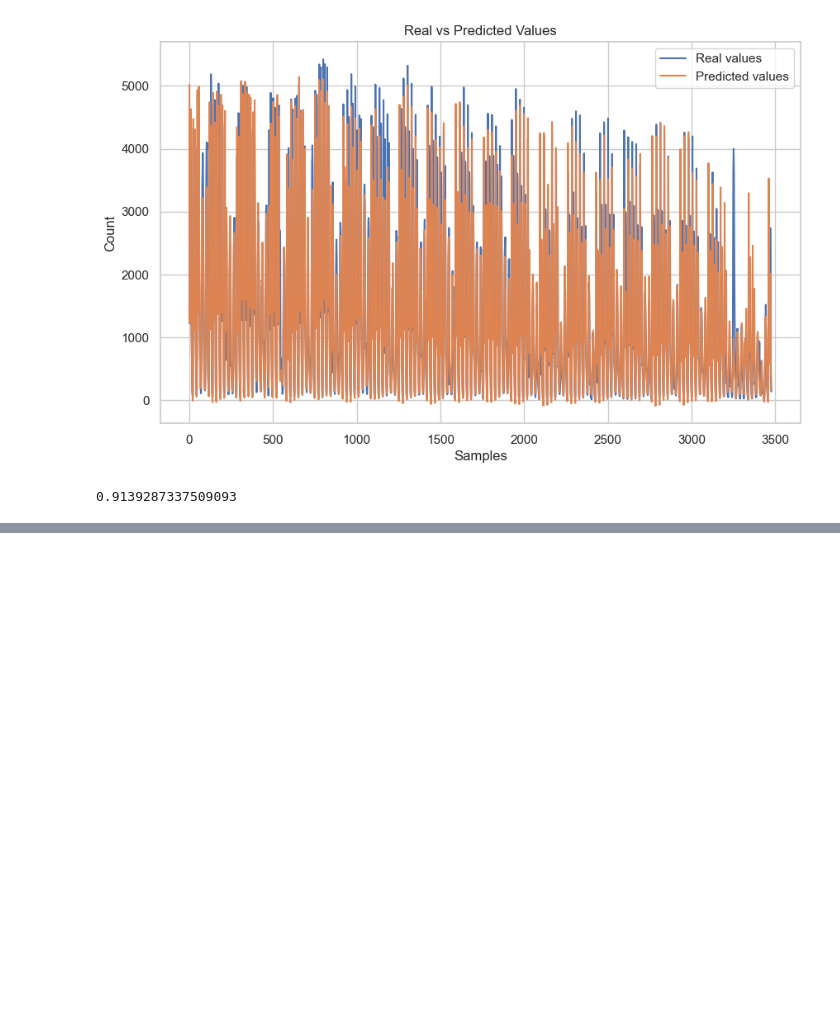
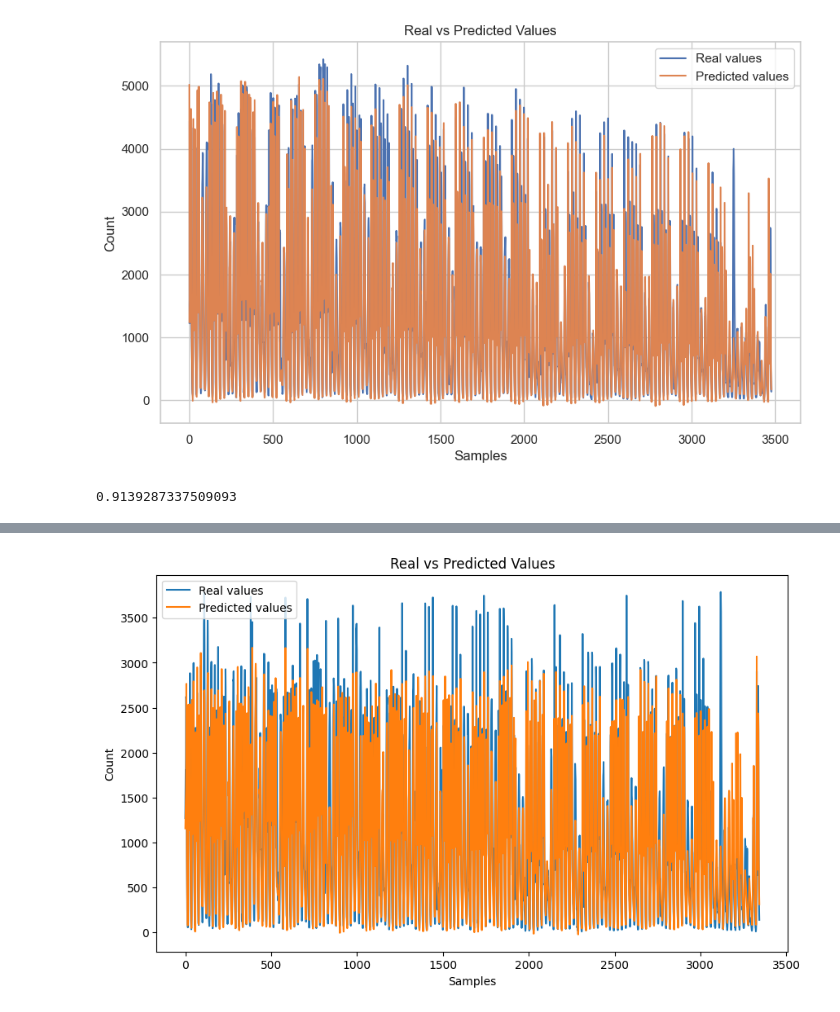
Before and after one commit to JairAmaro/Portafolio, a Jupyter notebook: London bike sharing/London.ipynb, the cells around one changed output, grey strips where cells are left out. Saved outputs shown, nothing was run; the diff lists cells and outputs as text; code cells hidden in the pictures; blank space fills up the shorter version.

```diff
--- a/London bike sharing/London.ipynb
+++ b/London bike sharing/London.ipynb
@@ -942,3 +942,5 @@ Loss: 0.0017788552213460207
 print(r2_score(Y_test, Y_pred))
 # %% [output]
 0.9139287337509093
+# %%
+data = df_segundo_modelo.copy()
@@ -944,0 +963,88 @@ print(r2_score(Y_test, Y_pred))
+# %%
+# Dropping the time feature columns
+data.drop(labels = ['Time',
+                    'Month', 'day_of_week', 'Hour', 'Year', 'Day_of_month', 'week_of_year'], axis = 1, inplace = True)
+# %%
+# Convertir todas las columnas a tipo numérico
+data = data.apply(pd.to_numeric, errors='coerce')
+
+# Asegurarse de que no hay valores NaN
+data = data.dropna()
+
+# Separar las características y la variable objetivo
+df_Y = data["Count"]
+df_X = data.drop(labels=["Count"], axis=1)
+
+data_array_X, data_array_Y = df_X.values, df_Y.values
+
+# Escalar las características y la variable objetivo
+scaler_X = MinMaxScaler()
+data_array_X = scaler_X.fit_transform(data_array_X)
+scaler_Y = MinMaxScaler()
+data_array_Y = scaler_Y.fit_transform(data_array_Y.reshape(-1, 1)).flatten()
+
+# Preparar los datos para el modelo LSTM
+LEN_DATA = data.shape[0]
+SEQ_LENGTH = 24
+X, Y = [], []
+
+for i in range(LEN_DATA - SEQ_LENGTH):
+    x, y = data_array_X[i:SEQ_LENGTH + i], data_array_Y[SEQ_LENGTH + i]
+    X.append(np.array(x))
+    Y.append(np.array(y))
+
+X, Y = np.array(X), np.array(Y)
+
+# Dividir los datos en conjuntos de entrenamiento y prueba
+train_size = 0.8  # 80% para entrenamiento
+split_index = int(X.shape[0] * train_size)
+
+X_train = X[:split_index]
+Y_train = Y[:split_index]
+X_test = X[split_index:]
+Y_test = Y[split_index:]
+
+print("Tamaño del conjunto de entrenamiento:", X_train.shape, Y_train.shape)
+print("Tamaño del conjunto de prueba:", X_test.shape, Y_test.shape)
+
+# Definir el modelo LSTM
+def LSTM_model(neurons, time_steps, features):
+    model = tf.keras.Sequential()
+    model.add(tf.keras.layers.Bidirectional(tf.keras.layers.LSTM(neurons, input_shape=(time_steps, features), return_sequences=True)))
+    model.add(tf.keras.layers.Dropout(0.2))
+    model.add(tf.keras.layers.Bidirectional(tf.keras.layers.LSTM(neurons, return_sequences=True)))
+    model.add(tf.keras.layers.Dropout(0.2))
+    model.add(tf.keras.layers.Bidirectional(tf.keras.layers.LSTM(neurons)))
+    model.add(tf.keras.layers.Dropout(0.2))
+    model.add(tf.keras.layers.Dense(1, activation="linear"))
+    return model
+
+model = LSTM_model(neurons=16, time_steps=SEQ_LENGTH, features=X_train.shape[2])
+model.compile(optimizer="adam", loss="mse")
+
+# Entrenar el modelo
+training_logs = model.fit(X_train, Y_train, batch_size=64, epochs=30, validation_split=0.15, verbose=1)
+
+# Evaluar el modelo
+loss = model.evaluate(X_test, Y_test)
+print(f'Loss: {loss}')
+
+# Realizar predicciones
+Y_pred = model.predict(X_test)
+
+# Reescalar las predicciones
+Y_pred_rescaled = scaler_Y.inverse_transform(Y_pred.reshape(-1, 1)).flatten()
+Y_test_rescaled = scaler_Y.inverse_transform(Y_test.reshape(-1, 1)).flatten()
+
+# Graficar las predicciones vs los valores reales
+import matplotlib.pyplot as plt
+
+plt.figure(figsize=(10, 6))
+plt.plot(Y_test_rescaled, label='Real values')
+plt.plot(Y_pred_rescaled, label='Predicted values')
+plt.title('Real vs Predicted Values')
+plt.xlabel('Samples')
+plt.ylabel('Count')
+plt.legend()
+plt.show()
+# %% [output]
@@ -944,0 +1071 @@ print(r2_score(Y_test, Y_pred))
+[figure, added]
```
Also changed, not shown: parts of 9 cells of this notebook.
